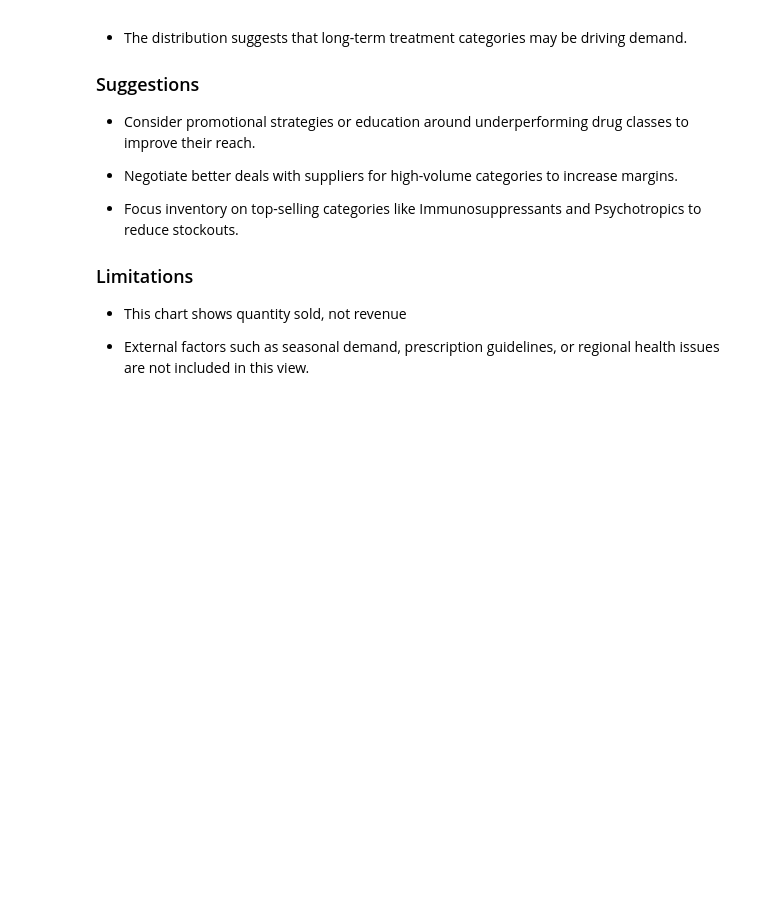
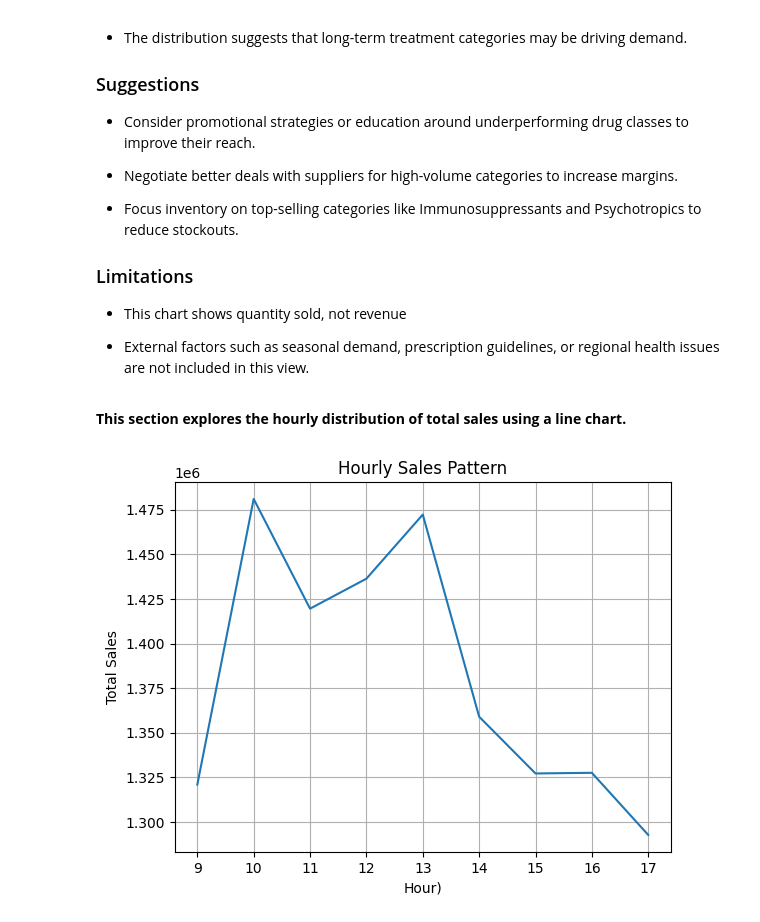
Before and after one commit to blaZeR0721/Medical_Sales_Analysis, a Jupyter notebook: 01_medicine_sales_analysis.ipynb, the cells around one changed output. Cells and saved outputs as stored; diff of their text form; code cells hidden in the pictures; blank space fills up the shorter version.

```diff
--- a/01_medicine_sales_analysis.ipynb
+++ b/01_medicine_sales_analysis.ipynb
@@ -180,3 +211,21 @@ plt.show()
 - This chart shows quantity sold, not revenue
 
 - External factors such as seasonal demand, prescription guidelines, or regional health issues are not included in this view.
+# %% [markdown]
+**This section explores the hourly distribution of total sales using a line chart.**
+# %%
+# Extract hour from DateTime Column
+df['Hour'] = df['DateTime'].dt.hour
+
+# Group by hour and sum TotalSales
+hourlySales = df.groupby('Hour')['TotalSales'].sum().reset_index()
+
+plt.plot(hourlySales['Hour'],hourlySales['TotalSales'])
+plt.title('Hourly Sales Pattern')
+plt.xlabel('Hour)')
+plt.ylabel('Total Sales')
+plt.xticks(range(9, 18))
+plt.grid(True)
+plt.show()
+# %% [output]
+[figure, added]
```
Also changed, not shown: parts of 5 cells of this notebook.
